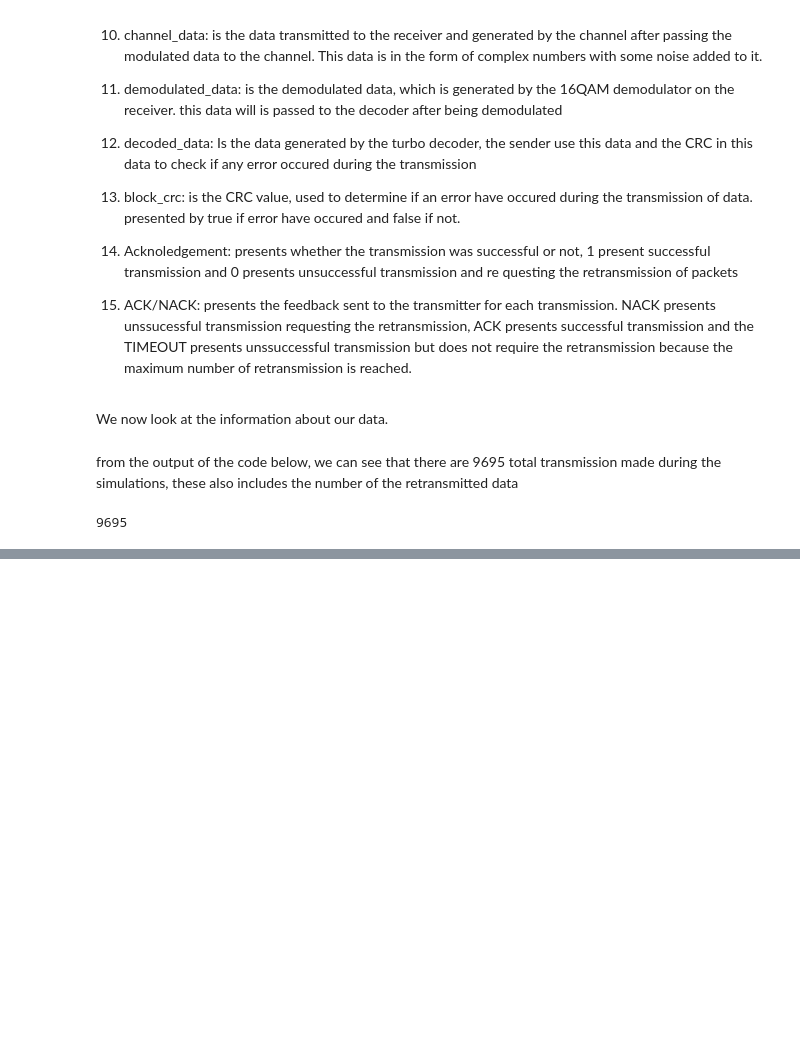
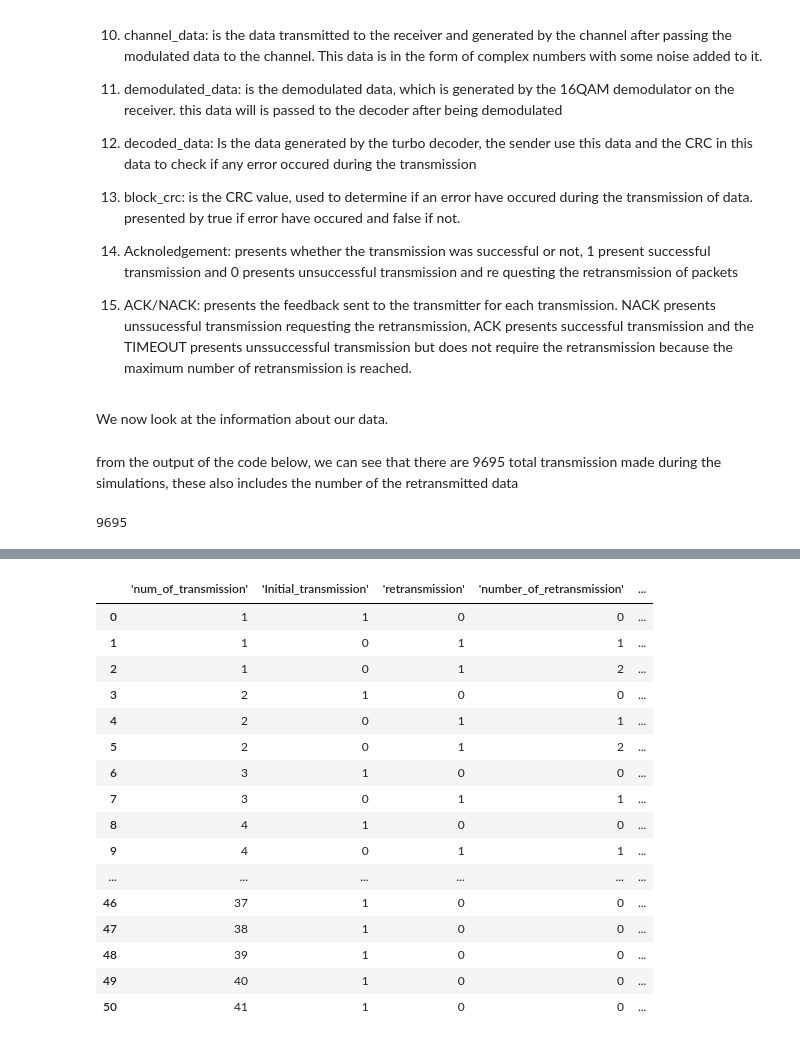
Before and after one commit to mahhembe/Research-project, a Jupyter notebook: Research_model_building.ipynb, the cells around one changed output, grey strips where cells are left out. Cells and saved outputs as stored; diff of their text form; code cells hidden in the pictures; blank space fills up the shorter version.

```diff
--- a/Research_model_building.ipynb
+++ b/Research_model_building.ipynb
@@ -119,0 +143,2 @@ df.count
+# %%
+df_SNR=pd.read_excel('SNR_Simulation_for_modelling.xlsx')
@@ -119,0 +165,20 @@ df.count
+# %%
+df_SNR
+# %% [output]
+|  | 'num_of_transmission' | 'Initial_transmission' | 'retransmission' | 'number_of_retransmission' | ... |
+| 0 | 1 | 1 | 0 | 0 | ... |
+| 1 | 1 | 0 | 1 | 1 | ... |
+| 2 | 1 | 0 | 1 | 2 | ... |
+| 3 | 2 | 1 | 0 | 0 | ... |
+| 4 | 2 | 0 | 1 | 1 | ... |
+| 5 | 2 | 0 | 1 | 2 | ... |
+| 6 | 3 | 1 | 0 | 0 | ... |
+| 7 | 3 | 0 | 1 | 1 | ... |
+| 8 | 4 | 1 | 0 | 0 | ... |
+| 9 | 4 | 0 | 1 | 1 | ... |
+| ... | ... | ... | ... | ... | ... |
+| 46 | 37 | 1 | 0 | 0 | ... |
+| 47 | 38 | 1 | 0 | 0 | ... |
+| 48 | 39 | 1 | 0 | 0 | ... |
+| 49 | 40 | 1 | 0 | 0 | ... |
+| 50 | 41 | 1 | 0 | 0 | ... |
```
Also changed, not shown: parts of 10 cells of this notebook.
